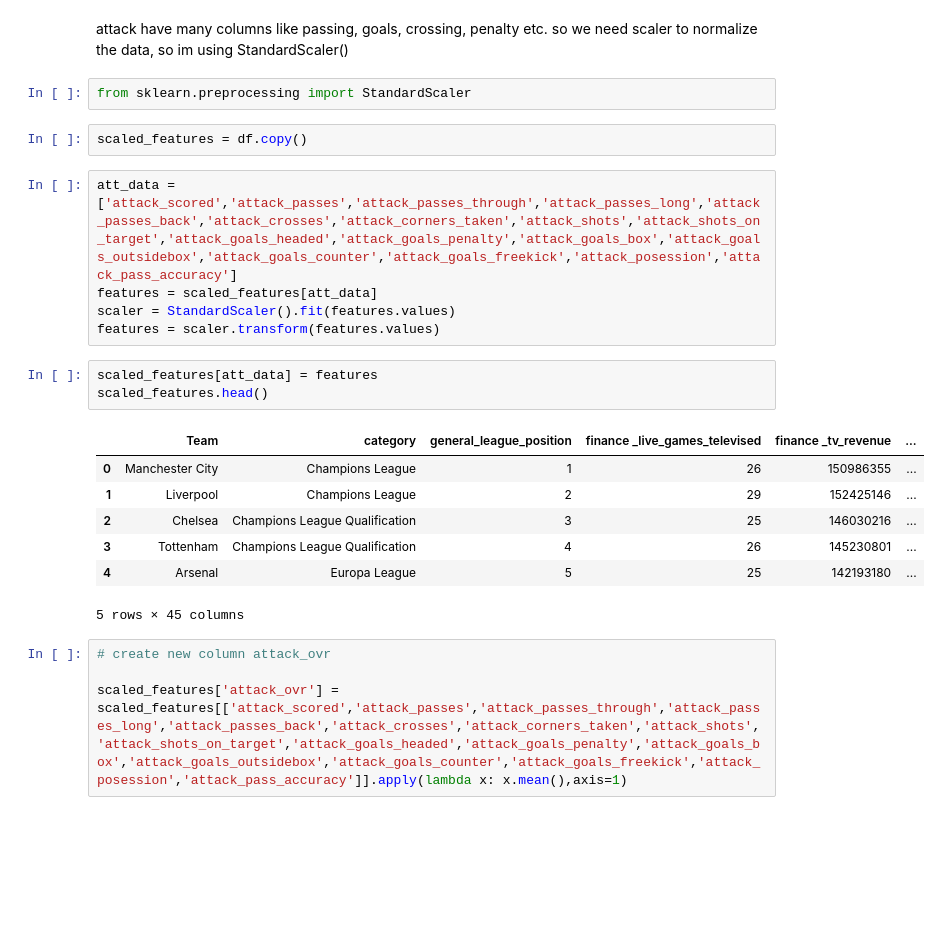
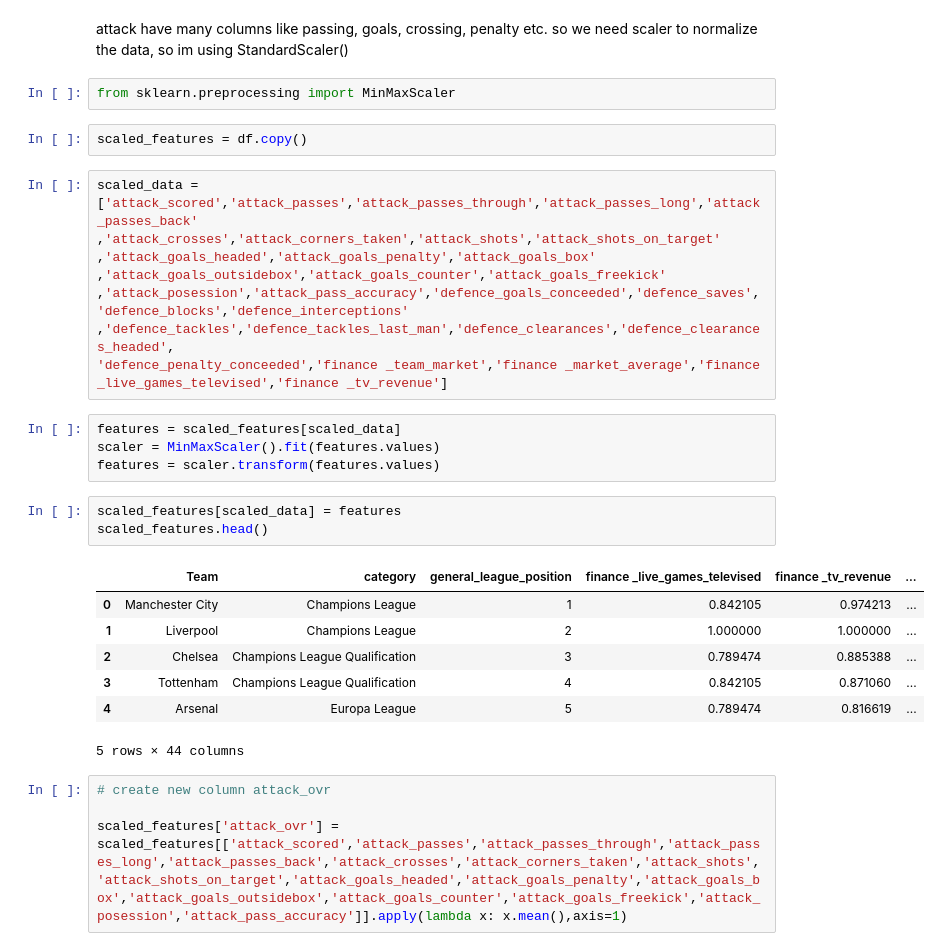
Before and after one commit to ariqnfl/IYKRA-DF6, a Jupyter notebook: Muhammad_Ariq_Naufal_EDA.ipynb, the cells around one changed output. Drawn from its saved outputs; the diff is of its cells as text; blank space fills up the shorter version.

```diff
--- a/Muhammad_Ariq_Naufal_EDA.ipynb
+++ b/Muhammad_Ariq_Naufal_EDA.ipynb
@@ -214,25 +214,32 @@ after seeing `box plot` there are no anomaly in general points
 attack have many columns like passing, goals, crossing, penalty etc.
 so we need scaler to normalize the data, so im using StandardScaler()
 # %%
-from sklearn.preprocessing import StandardScaler
+from sklearn.preprocessing import MinMaxScaler
 # %%
 scaled_features = df.copy()
 # %%
-att_data = ['attack_scored','attack_passes','attack_passes_through','attack_passes_long','attack_passes_back','attack_crosses','attack_corners_taken','attack_shots','attack_shots_on_target','attack_goals_headed','attack_goals_penalty','attack_goals_box','attack_goals_outsidebox','attack_goals_counter','attack_goals_freekick','attack_posession','attack_pass_accuracy']
-features = scaled_features[att_data]
-scaler = StandardScaler().fit(features.values)
-features = scaler.transform(features.values)
+scaled_data = ['attack_scored','attack_passes','attack_passes_through','attack_passes_long','attack_passes_back'
+,'attack_crosses','attack_corners_taken','attack_shots','attack_shots_on_target'
+,'attack_goals_headed','attack_goals_penalty','attack_goals_box'
+,'attack_goals_outsidebox','attack_goals_counter','attack_goals_freekick'
+,'attack_posession','attack_pass_accuracy','defence_goals_conceeded','defence_saves','defence_blocks','defence_interceptions'
+,'defence_tackles','defence_tackles_last_man','defence_clearances','defence_clearances_headed',
+'defence_penalty_conceeded','finance _team_market','finance _market_average','finance _live_games_televised','finance _tv_revenue']
+# %%
+features = scaled_features[scaled_data]
+scaler = MinMaxScaler().fit(features.values)
+features = scaler.transform(features.values)
 # %%
-scaled_features[att_data] = features
+scaled_features[scaled_data] = features
 scaled_features.head()
 # %% [output]
 |  | Team | category | general_league_position | finance _live_games_televised | finance _tv_revenue | ... |
-| 0 | Manchester City | Champions League | 1 | 26 | 150986355 | ... |
-| 1 | Liverpool | Champions League | 2 | 29 | 152425146 | ... |
-| 2 | Chelsea | Champions League Qualification | 3 | 25 | 146030216 | ... |
-| 3 | Tottenham | Champions League Qualification | 4 | 26 | 145230801 | ... |
-| 4 | Arsenal | Europa League | 5 | 25 | 142193180 | ... |
+| 0 | Manchester City | Champions League | 1 | 0.842105 | 0.974213 | ... |
+| 1 | Liverpool | Champions League | 2 | 1.000000 | 1.000000 | ... |
+| 2 | Chelsea | Champions League Qualification | 3 | 0.789474 | 0.885388 | ... |
+| 3 | Tottenham | Champions League Qualification | 4 | 0.842105 | 0.871060 | ... |
+| 4 | Arsenal | Europa League | 5 | 0.789474 | 0.816619 | ... |
-5 rows × 45 columns
+5 rows × 44 columns
 # %%
 # create new column attack_ovr
 
```
Also changed, not shown: parts of 19 cells of this notebook.
